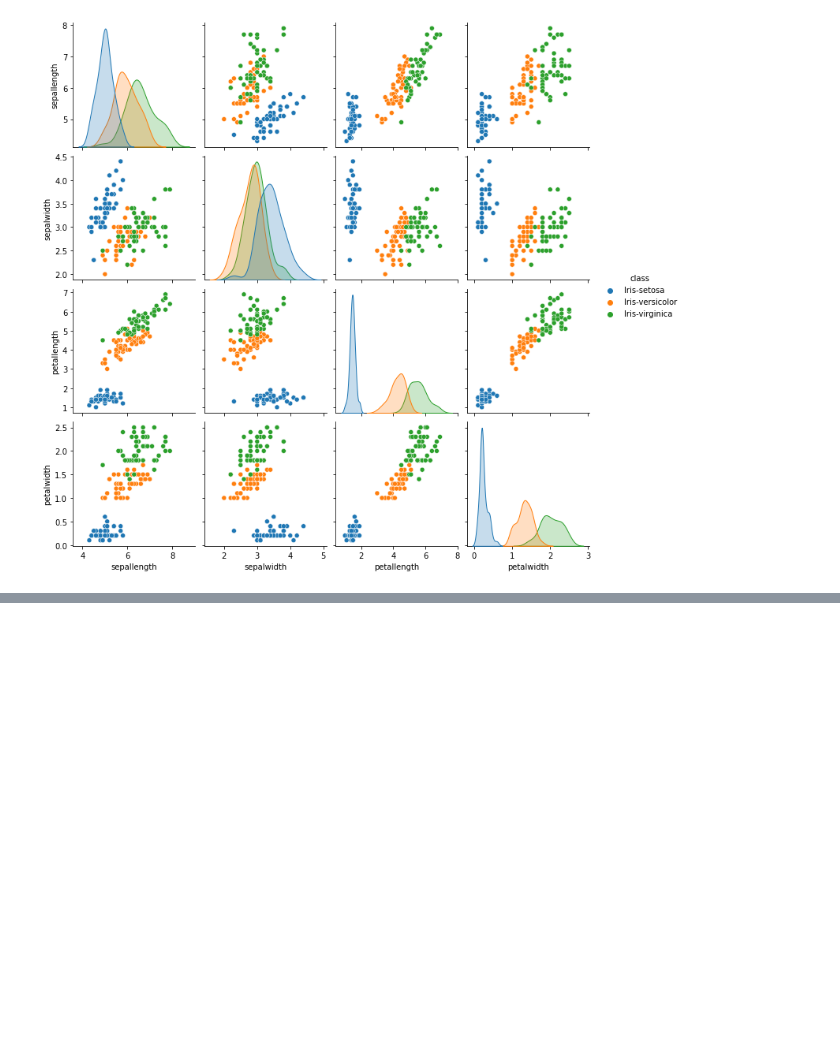
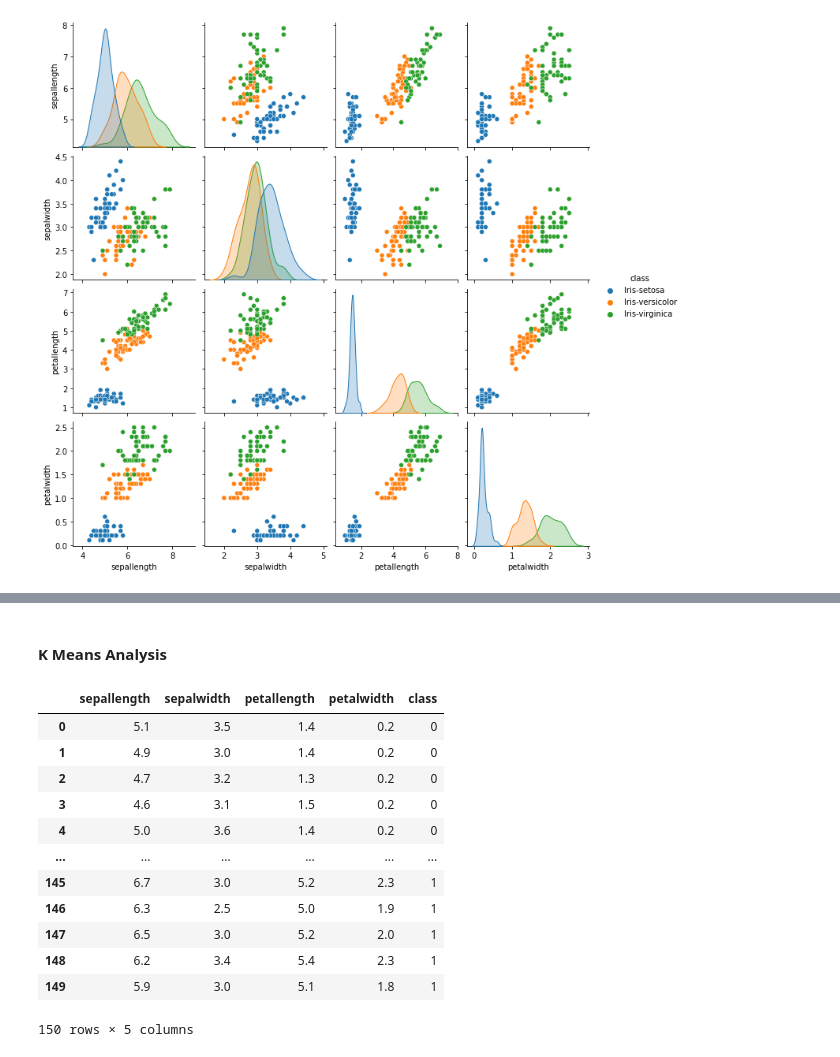
Before and after one commit to SasiGV/ML-Task2020, a Jupyter notebook: ML-Task2020.ipynb, the cells around one changed output, grey strips where cells are left out. Cells and saved outputs as stored; diff of their text form; code cells hidden in the pictures; blank space fills up the shorter version.

```diff
--- a/ML-Task2020.ipynb
+++ b/ML-Task2020.ipynb
@@ -564,0 +615,24 @@ X['sepallength'] # check
+# %% [markdown]
+#### K Means Analysis
+# %%
+# Make a copy of the iris dataset and convert species names to integers.
+# Note that testing of different parameter combinations produce different cluster labels
+# As such the integer label conversion need to be tailered for each parameter combination test.
+# Code adapted from https://stackoverflow.com/q/44991438
+iris_pred = Iris_dataSet.copy()
+iris_pred['class'] = Iris_dataSet['class'].apply(lambda x: 0 if x=='Iris-setosa' else (1 if x=='Iris-virginica' else 2)) # Tests J, K
+iris_pred
+# %% [output]
+|  | sepallength | sepalwidth | petallength | petalwidth | class |
+| 0 | 5.1 | 3.5 | 1.4 | 0.2 | 0 |
+| 1 | 4.9 | 3.0 | 1.4 | 0.2 | 0 |
+| 2 | 4.7 | 3.2 | 1.3 | 0.2 | 0 |
+| 3 | 4.6 | 3.1 | 1.5 | 0.2 | 0 |
+| 4 | 5.0 | 3.6 | 1.4 | 0.2 | 0 |
+| ... | ... | ... | ... | ... | ... |
+| 145 | 6.7 | 3.0 | 5.2 | 2.3 | 1 |
+| 146 | 6.3 | 2.5 | 5.0 | 1.9 | 1 |
+| 147 | 6.5 | 3.0 | 5.2 | 2.0 | 1 |
+| 148 | 6.2 | 3.4 | 5.4 | 2.3 | 1 |
+| 149 | 5.9 | 3.0 | 5.1 | 1.8 | 1 |
+150 rows × 5 columns
```
Also changed, not shown: parts of 6 cells of this notebook.
